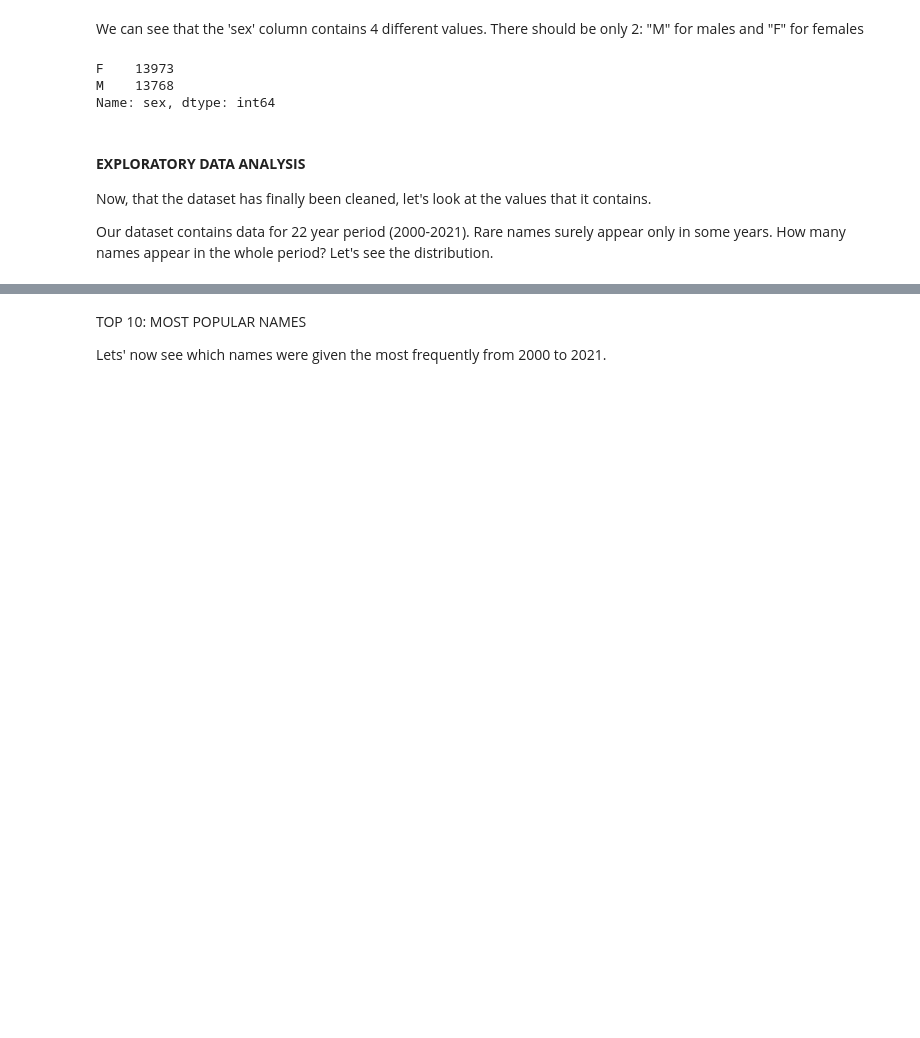
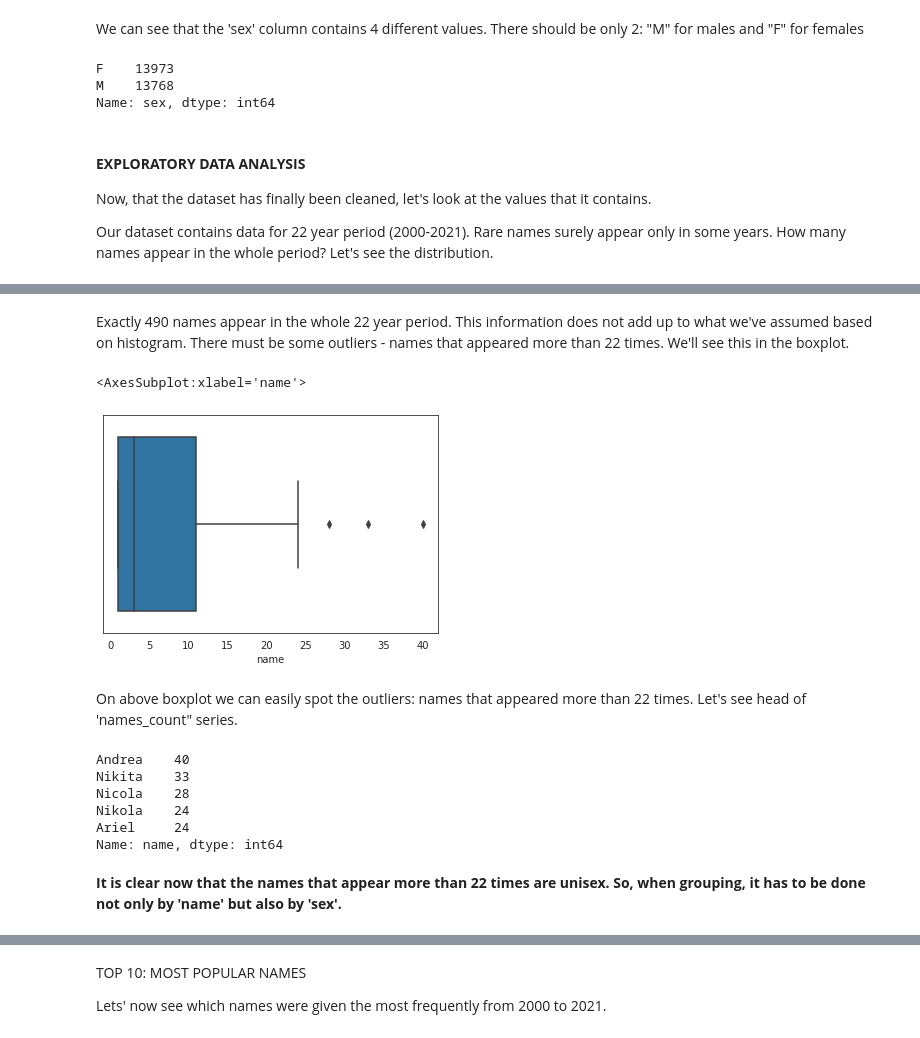
Before and after one commit to lucjanmadej/names_project, a Jupyter notebook: Names.ipynb, the cells around one changed output, grey strips where cells are left out. Saved outputs shown, nothing was run; the diff lists cells and outputs as text; code cells hidden in the pictures; blank space fills up the shorter version.

```diff
--- a/Names.ipynb
+++ b/Names.ipynb
@@ -199,3 +223,25 @@ How many names appear in the whole period? Let's see the distribution.
+# %% [markdown]
+Exactly 490 names appear in the whole 22 year period. This information does not add up to what we've assumed based on histogram. There must be some outliers - names that appeared more than 22 times. We'll see this in the boxplot.
+# %%
+sns.boxplot(x = names_count)
+# %% [output]
+<AxesSubplot:xlabel='name'>
+[figure, added]
+# %% [markdown]
+On above boxplot we can easily spot the outliers: names that appeared more than 22 times.
+Let's see head of 'names_count" series.
+# %%
+print(names_count.head())
+# %% [output]
+Andrea    40
+Nikita    33
+Nicola    28
+Nikola    24
+Ariel     24
+Name: name, dtype: int64
+# %% [markdown]
+**It is clear now that the names that appear more than 22 times are unisex.
+So, when grouping, it has to be done not only by 'name' but also by 'sex'.**
 # %%
 #add columns for each name
 #when grouping, it has to be done not only by 'name' but also by 'sex' because some names, like Nicola or Alex, can be found for both sexes
```
Also changed, not shown: parts of 7 cells of this notebook.
